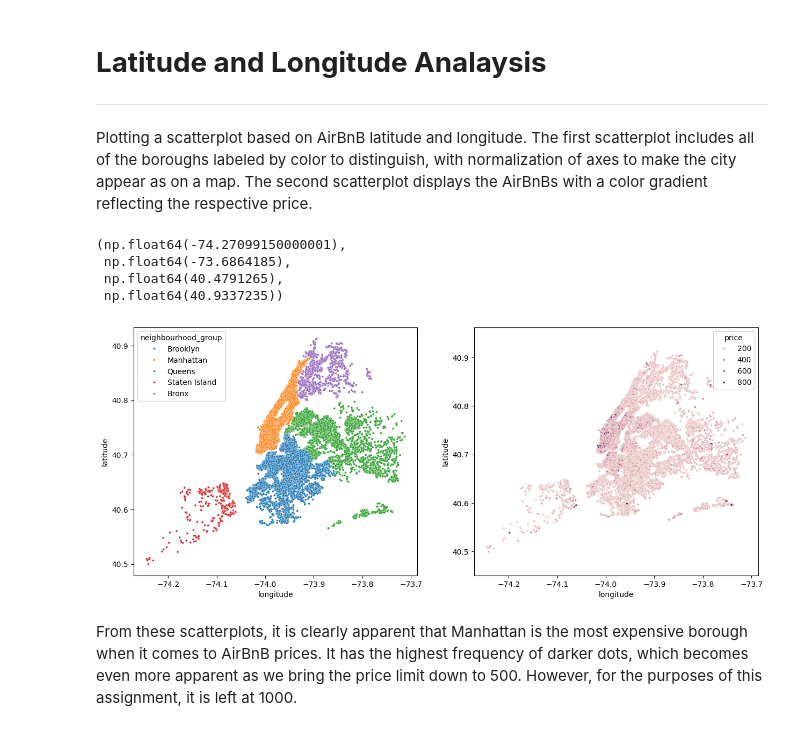
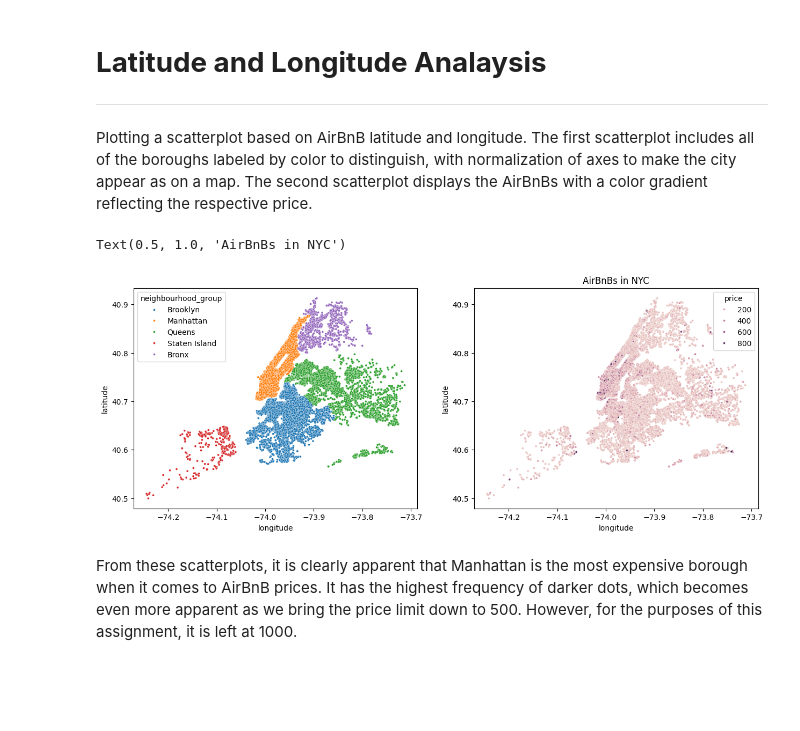
Before and after one commit to Krzyker/DataScienceColabs, a Jupyter notebook: cse351_hw3_brachowski_krzysztof_116565000.ipynb, the cells around one changed output. Cells and saved outputs as stored; diff of their text form; code cells hidden in the pictures; blank space fills up the shorter version.

```diff
--- a/cse351_hw3_brachowski_krzysztof_116565000.ipynb
+++ b/cse351_hw3_brachowski_krzysztof_116565000.ipynb
@@ -148,14 +152,13 @@ Plotting a scatterplot based on AirBnB latitude and longitude. The first scatter
 # %%
 fig, axes = plt.subplots(1, 2, figsize=(15,6))
 sns.scatterplot(data, x='longitude', y='latitude', hue='neighbourhood_group', ax=axes[0], s = 8) # s parameter makes the points smaller so trends are more apparent
 sns.scatterplot(data[data['price'] < 1000], x='longitude', y='latitude', hue='price', ax=axes[1], s = 8)
-plt.axis('equal')
+axes[0].set_aspect('equal')
+axes[1].set_aspect('equal')
+plt.title("AirBnBs in NYC")
 # %% [output]
-(np.float64(-74.27099150000001),
- np.float64(-73.6864185),
- np.float64(40.4791265),
- np.float64(40.9337235))
+Text(0.5, 1.0, 'AirBnBs in NYC')
-[figure, old version]
+[figure, new version]
 # %% [markdown]
 From these scatterplots, it is clearly apparent that Manhattan is the most expensive borough when it comes to AirBnB prices. It has the highest frequency of darker dots, which becomes even more apparent as we bring the price limit down to 500. However, for the purposes of this assignment, it is left at 1000.
 # %% [markdown]
```
Also changed, not shown: parts of 15 cells of this notebook.
